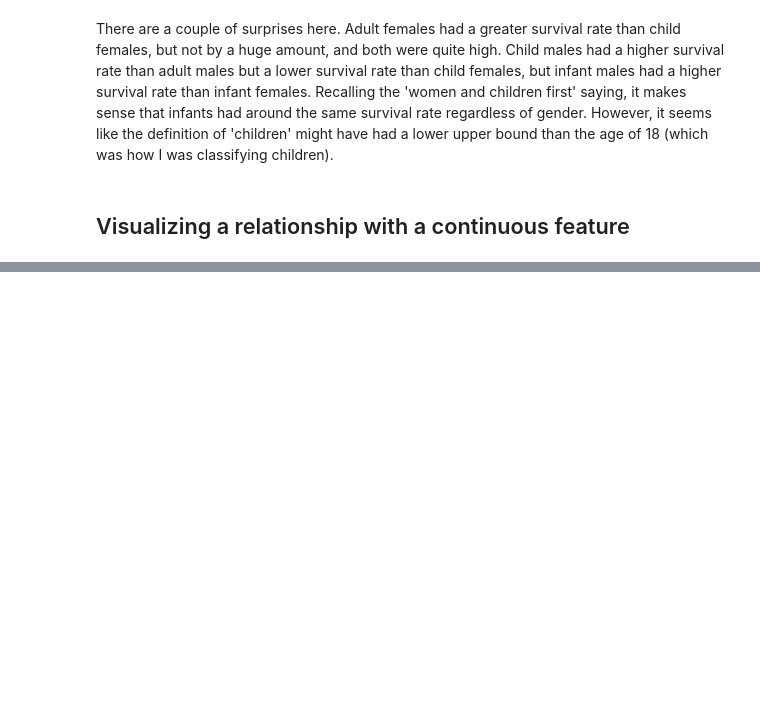
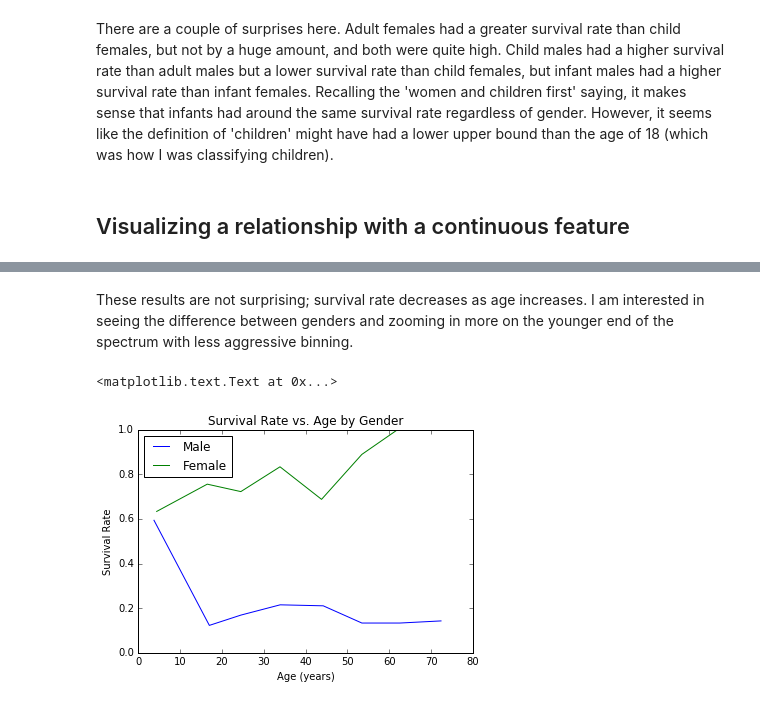
Before and after one commit to paulruvolo/DataScience16WarmupProject, a Jupyter notebook: data_exploration.ipynb, the cells around one changed output, grey strips where cells are left out. Cells and saved outputs as stored; diff of their text form; code cells hidden in the pictures; blank space fills up the shorter version.

```diff
--- a/data_exploration.ipynb
+++ b/data_exploration.ipynb
@@ -150,0 +182,13 @@ df_has_age = df[df.Age.notnull()]
+# %% [markdown]
+These results are not surprising; survival rate decreases as age increases.  I am interested in seeing the difference between genders and zooming in more on the younger end of the spectrum with less aggressive binning.
+# %%
+males = df[df.Sex == 'male']
+females = df[df.Sex == 'female']
+
+plotSurvivalByAge(males, 10)
+plotSurvivalByAge(females, 10, False)
+plt.legend(['Male', 'Female'], loc=0)
+plt.title('Survival Rate vs. Age by Gender')
+# %% [output]
+<matplotlib.text.Text at 0x...>
+[figure, added]
```
Also changed, not shown: parts of 10 cells of this notebook.
